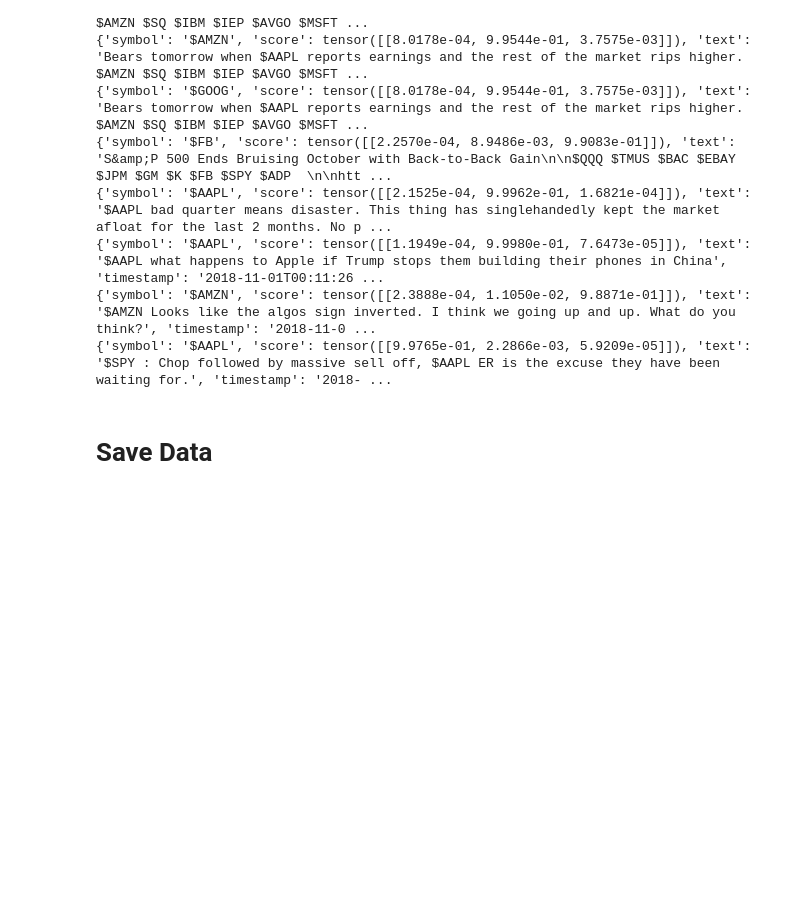
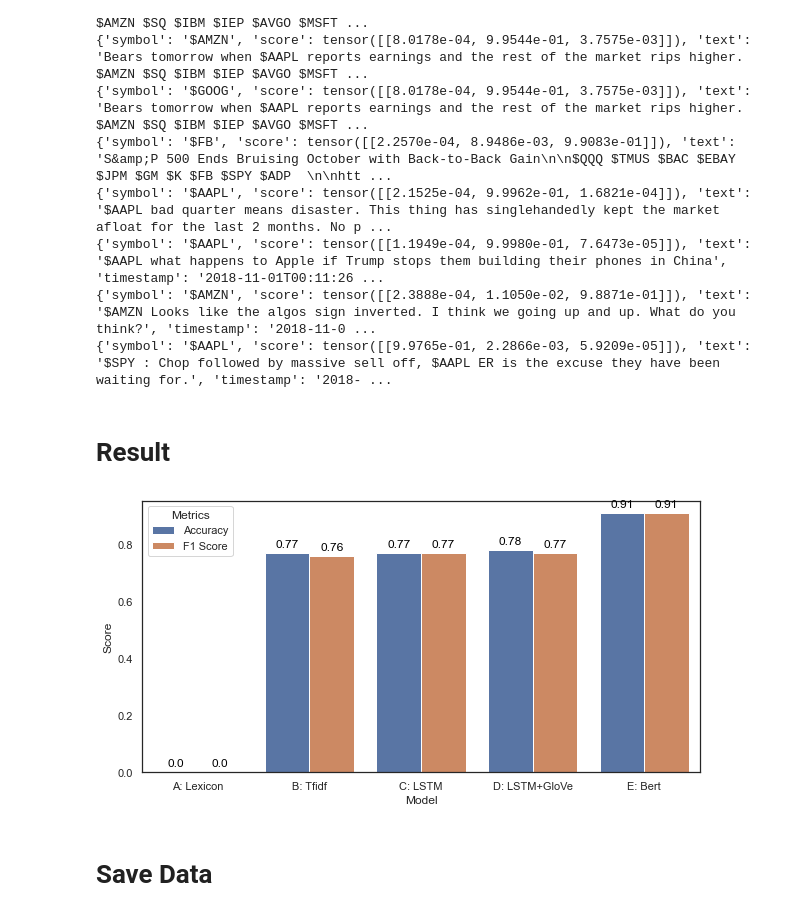
Before and after one commit to yukit-k/financial-phrase-bert, a Jupyter notebook: Model_Comparison_Tweet.ipynb, the cells around one changed output. Drawn from its saved outputs; the diff is of its cells as text; code cells hidden in the pictures; blank space fills up the shorter version.

Commit message:
docs: Add descriptions and the result

```diff
--- a/Model_Comparison_Tweet.ipynb
+++ b/Model_Comparison_Tweet.ipynb
@@ -169,16 +149,14 @@ def load_tweet(filename):
     with open(tweet_dir + filename, 'r') as f:
         twits = json.load(f)
 
-    print(twits['data'][:10])
-    print("The number of twits is: ", len(twits['data']))
+    df = pd.DataFrame(twits['data'])
     messages = [twit['message_body'] for twit in twits['data']]
     # Since the sentiment scores are discrete, we'll scale the sentiments to 0 to 4 for use in the network
     sentiments = [twit['sentiment'] + 2 for twit in twits['data']]
-
-    print('Sample Messages: \n', messages[:10])
-    return messages, sentiments
+    print("The number of twits is: ", len(twits['data']))
+    return messages, sentiments, df
 # %%
 # Load data
 filename = 'twits.json'
-messages, sentiments = load_tweet(filename)
+messages, sentiments, df = load_tweet(filename)
 # %% [output]
@@ -662,3 +658,10 @@ def train_grid_search(estimator, param_grid, scoring, refit, cv=5, verbose=1, pl
         plt.show()
 
     return model
+# %%
+result_dict = {
+    "Model": ['A: Lexicon', 'B: Tfidf', 'C: LSTM', 'D: LSTM+GloVe', 'E: Bert']*2,
+    "Metrics": ['Accuracy']*5 + ['F1 Score']*5,
+    "Score": [0, 0.77, 0.77, 0.78, 0.91] + [0, 0.76, 0.77, 0.77, 0.91]
+}
+result_metrics = pd.DataFrame(result_dict)
@@ -1968,6 +1972,19 @@ for i in range(10):
 {'symbol': '$AAPL', 'score': tensor([[1.1949e-04, 9.9980e-01, 7.6473e-05]]), 'text': '$AAPL what happens to Apple if Trump stops them building their phones in China', 'timestamp': '2018-11-01T00:11:26 ...
 {'symbol': '$AMZN', 'score': tensor([[2.3888e-04, 1.1050e-02, 9.8871e-01]]), 'text': '$AMZN Looks like the algos sign inverted. I think we going up and up. What do you think?', 'timestamp': '2018-11-0 ...
 {'symbol': '$AAPL', 'score': tensor([[9.9765e-01, 2.2866e-03, 5.9209e-05]]), 'text': '$SPY : Chop followed by massive sell off, $AAPL ER is the excuse they have been waiting for.', 'timestamp': '2018- ...
+# %% [markdown]
+# Result
+# %%
+plt.figure(figsize=(10,5))
+g = sns.barplot(x='Model', y='Score', hue='Metrics', data=result_metrics)
+
+for index, row in result_metrics.loc[result_metrics['Metrics']=='Accuracy'].iterrows():
+    g.text(index-0.2, row.Score+0.02, row.Score, color='black', ha="center")
+for index, row in result_metrics.loc[result_metrics['Metrics']=='F1 Score'].iterrows():
+    g.text(index-4.8, row.Score+0.02, row.Score, color='black', ha="center")
+plt.show()
+# %% [output]
+[figure, added]
 # %% [markdown]
 # Save Data
 # %%
```
Also changed, not shown: parts of 14 cells of this notebook.
